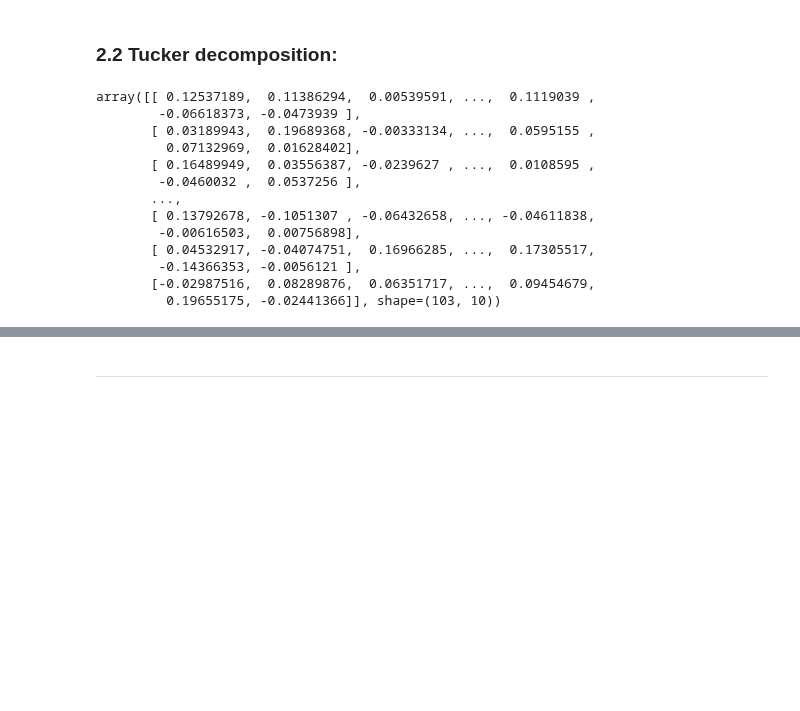
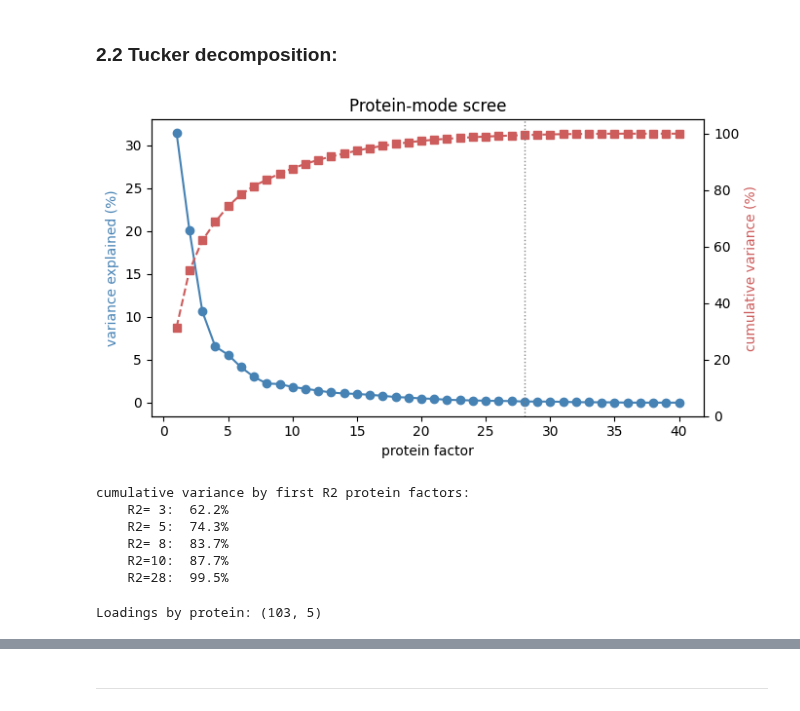
Before and after one commit to kaiwycik/tensors_and_cell_cycles, a Jupyter notebook: code/scITD_replica.ipynb, the cells around one changed output, grey strips where cells are left out. Saved outputs shown, nothing was run; the diff lists cells and outputs as text; code cells hidden in the pictures; blank space fills up the shorter version.

```diff
--- a/code/scITD_replica.ipynb
+++ b/code/scITD_replica.ipynb
@@ -163,22 +168,49 @@ np_tensor.shape
 (8, 103, 5)
 # %% [markdown]
 ### 2.2 Tucker decomposition:
-# %%
-tensor = tl.tensor(np_tensor)
-core, factors = tucker(tensor, rank=[3, 10, 3])
-# %%
-factors[1]
-# %% [output]
-array([[ 0.12537189,  0.11386294,  0.00539591, ...,  0.1119039 ,
-        -0.06618373, -0.0473939 ],
-       [ 0.03189943,  0.19689368, -0.00333134, ...,  0.0595155 ,
-         0.07132969,  0.01628402],
-       [ 0.16489949,  0.03556387, -0.0239627 , ...,  0.0108595 ,
-        -0.0460032 ,  0.0537256 ],
-       ...,
-       [ 0.13792678, -0.1051307 , -0.06432658, ..., -0.04611838,
-        -0.00616503,  0.00756898],
-       [ 0.04532917, -0.04074751,  0.16966285, ...,  0.17305517,
-        -0.14366353, -0.0056121 ],
-       [-0.02987516,  0.08289876,  0.06351717, ...,  0.09454679,
-         0.19655175, -0.02441366]], shape=(103, 10))
+# %%
+def mode_scree(tensor, mode, mode_name=None, ax=None):
+    """Singular-value scree for one Tucker mode.
+
+    The candidate factors for a mode are the left singular vectors of that
+    mode's unfolding (this is the HOSVD). Their singular values say how much
+    variance each factor captures, so the elbow is a sensible rank for the mode.
+    Returns (singular_values, per_factor_variance, cumulative_variance).
+    """
+    M = tl.unfold(tensor, mode)
+    s = np.linalg.svd(M, compute_uv=False)
+    var = s ** 2 / (s ** 2).sum()
+    cum = np.cumsum(var)
+
+    if ax is None:
+        _, ax = plt.subplots(figsize=(7, 4))
+    k = np.arange(1, len(s) + 1)
+    ax.plot(k, var * 100, "o-", color="steelblue")
+    ax.set_xlabel(f"{mode_name or f'mode-{mode}'} factor")
+    ax.set_ylabel("variance explained (%)", color="steelblue")
+    ax2 = ax.twinx()
+    ax2.plot(k, cum * 100, "s--", color="indianred")
+    ax2.set_ylabel("cumulative variance (%)", color="indianred")
+    ax2.set_ylim(0, 105)
+    return s, var, cum
+
+
+# Protein-mode scree
+s, var, cum = mode_scree(np_tensor, mode=1, mode_name="protein")
+plt.axvline(7 * 4, color="grey", ls=":", lw=1)
+plt.title("Protein-mode scree")
+plt.tight_layout()
+plt.show()
+
+print("cumulative variance by first R2 protein factors:")
+for kk in [3, 5, 8, 10, 28]:
+    if kk <= len(cum):
+        print(f"    R2={kk:2d}: {cum[kk - 1] * 100:5.1f}%")
+# %% [output]
+[figure, added]
+cumulative variance by first R2 protein factors:
+    R2= 3:  62.2%
+    R2= 5:  74.3%
+    R2= 8:  83.7%
+    R2=10:  87.7%
+    R2=28:  99.5%
@@ -184,0 +219,4 @@ array([[ 0.12537189,  0.11386294,  0.00539591, ...,  0.1119039 ,
+# %%
+print(f"Loadings by protein: {factors[1].shape}")
+# %% [output]
+Loadings by protein: (103, 5)
```
Also changed, not shown: parts of 4 cells of this notebook, 2 other files.
